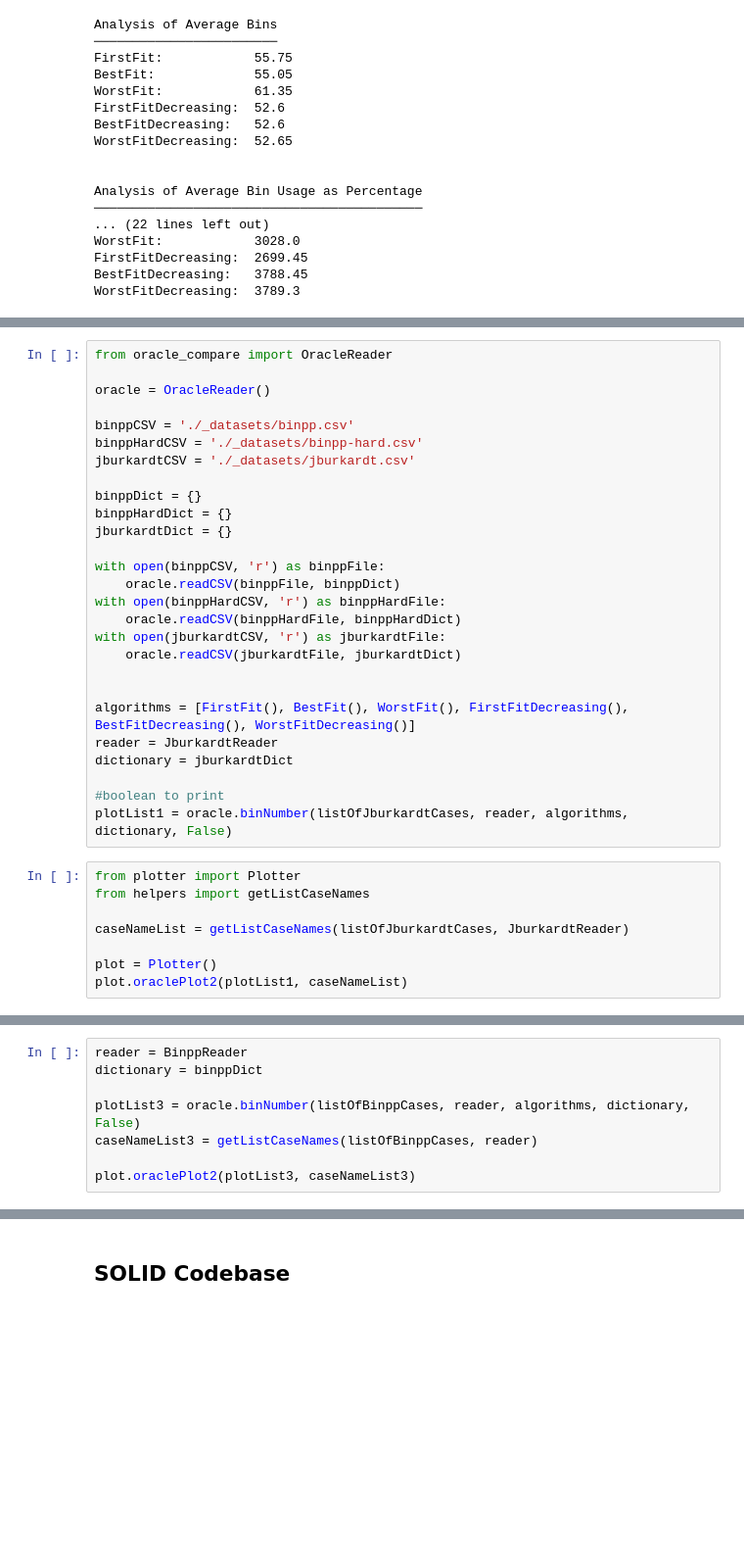
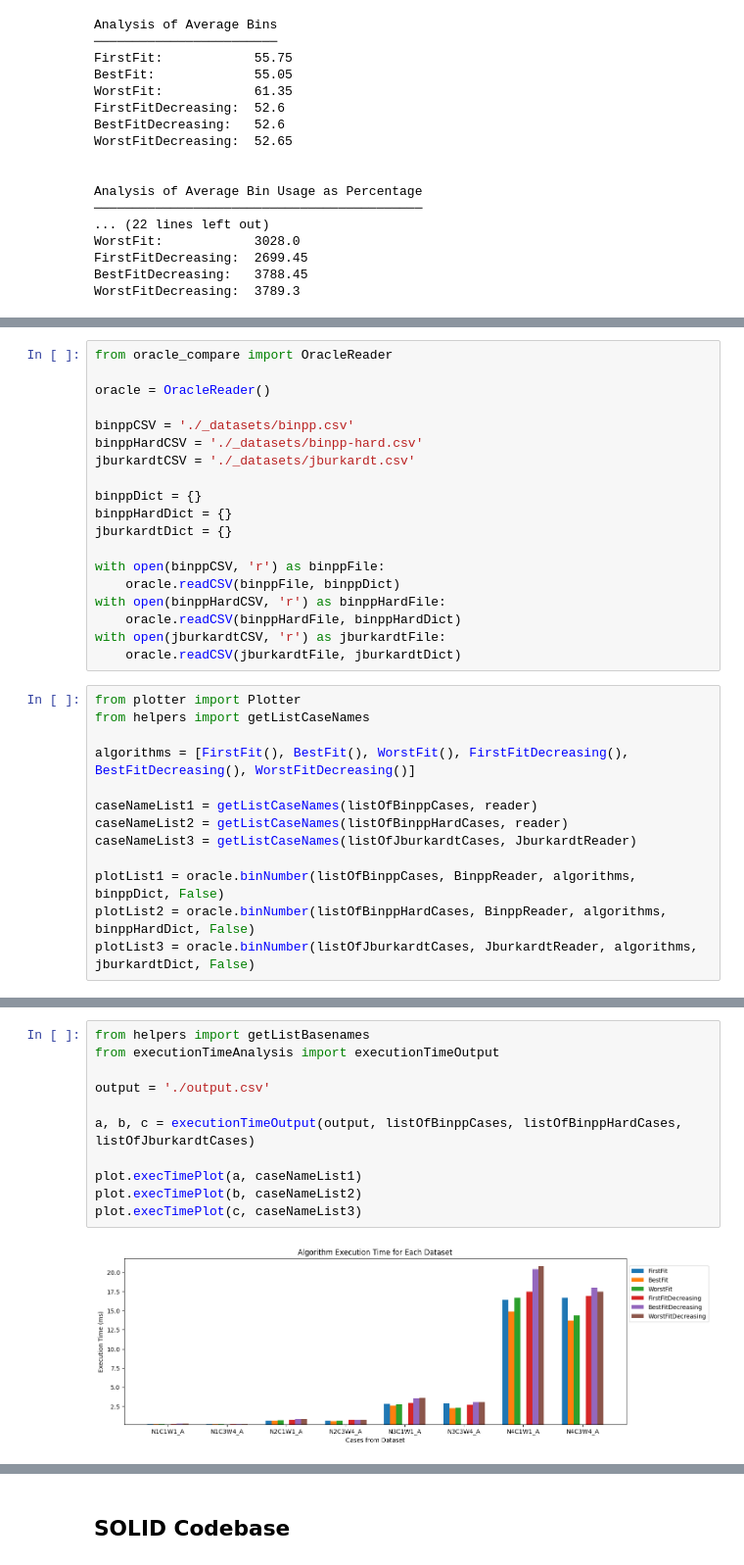
Before and after one commit to arvindshastri/binpacking, a Jupyter notebook: report.ipynb, the cells around one changed output, grey strips where cells are left out. Shown: that part at 98% size. Saved outputs shown, nothing was run; the diff lists cells and outputs as text; blank space fills up the shorter version.

Commit message:
Implemented pyperf results plot. Ran flake8

```diff
--- a/report.ipynb
+++ b/report.ipynb
@@ -125,19 +117,16 @@ with open(binppHardCSV, 'r') as binppHardFile:
     oracle.readCSV(binppHardFile, binppHardDict)
 with open(jburkardtCSV, 'r') as jburkardtFile:
     oracle.readCSV(jburkardtFile, jburkardtDict)
-
-
-algorithms = [FirstFit(), BestFit(), WorstFit(), FirstFitDecreasing(), BestFitDecreasing(), WorstFitDecreasing()]
-reader = JburkardtReader
-dictionary = jburkardtDict
-
-#boolean to print
-plotList1 = oracle.binNumber(listOfJburkardtCases, reader, algorithms, dictionary, False)
 # %%
 from plotter import Plotter
 from helpers import getListCaseNames
 
-caseNameList = getListCaseNames(listOfJburkardtCases, JburkardtReader)
+algorithms = [FirstFit(), BestFit(), WorstFit(), FirstFitDecreasing(), BestFitDecreasing(), WorstFitDecreasing()]
 
-plot = Plotter()
-plot.oraclePlot2(plotList1, caseNameList)
+caseNameList1 = getListCaseNames(listOfBinppCases, reader)
+caseNameList2 = getListCaseNames(listOfBinppHardCases, reader)
+caseNameList3 = getListCaseNames(listOfJburkardtCases, JburkardtReader)
+
+plotList1 = oracle.binNumber(listOfBinppCases, BinppReader, algorithms, binppDict, False)
+plotList2 = oracle.binNumber(listOfBinppHardCases, BinppReader, algorithms, binppHardDict, False)
+plotList3 = oracle.binNumber(listOfJburkardtCases, JburkardtReader, algorithms, jburkardtDict, False)
@@ -156,8 +132,0 @@ plot.oraclePlot2(plotList2, caseNameList2)
-# %%
-reader = BinppReader
-dictionary = binppDict
-
-plotList3 = oracle.binNumber(listOfBinppCases, reader, algorithms, dictionary, False)
-caseNameList3 = getListCaseNames(listOfBinppCases, reader)
-
-plot.oraclePlot2(plotList3, caseNameList3)
@@ -165,0 +142,13 @@ plot.oraclePlot2(plotList3, caseNameList3)
+# %%
+from helpers import getListBasenames
+from executionTimeAnalysis import executionTimeOutput
+
+output = './output.csv'
+
+a, b, c = executionTimeOutput(output, listOfBinppCases, listOfBinppHardCases, listOfJburkardtCases)
+
+plot.execTimePlot(a, caseNameList1)
+plot.execTimePlot(b, caseNameList2)
+plot.execTimePlot(c, caseNameList3)
+# %% [output]
+[figure, added]
```
Also changed, not shown: parts of 6 cells of this notebook, 7 other files.
